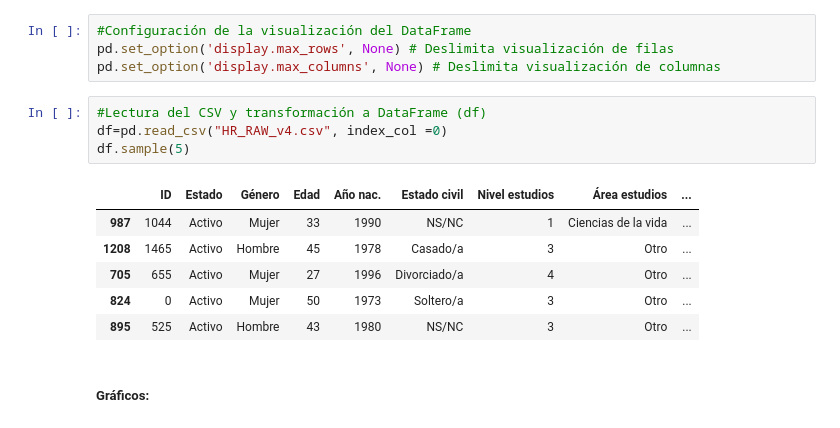
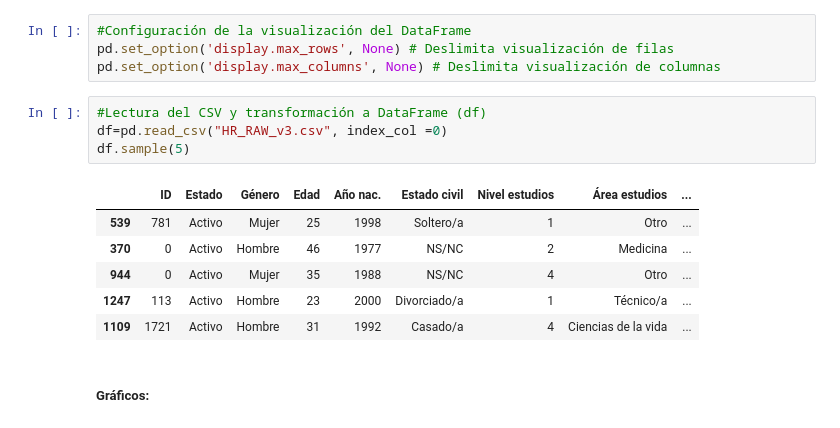
Before and after one commit to SilviaFarled/Modulo-3-Proyecto-Grupo4-Datahoot, a Jupyter notebook: PARTE-4_project-da-promo-52-modulo-3-team-4-VISUALIZACION.ipynb, the cells around one changed output. Saved outputs shown, nothing was run; the diff lists cells and outputs as text.

```diff
--- a/PARTE-4_project-da-promo-52-modulo-3-team-4-VISUALIZACION.ipynb
+++ b/PARTE-4_project-da-promo-52-modulo-3-team-4-VISUALIZACION.ipynb
@@ -183,15 +30,15 @@ pd.set_option('display.max_rows', None) # Deslimita visualización de filas
 pd.set_option('display.max_columns', None) # Deslimita visualización de columnas
 # %%
 #Lectura del CSV y transformación a DataFrame (df)
-df=pd.read_csv("HR_RAW_v4.csv", index_col =0)
+df=pd.read_csv("HR_RAW_v3.csv", index_col =0)
 df.sample(5)
 # %% [output]
 |  | ID | Estado | Género | Edad | Año nac. | Estado civil | Nivel estudios | Área estudios | ... |
-| 987 | 1044 | Activo | Mujer | 33 | 1990 | NS/NC | 1 | Ciencias de la vida | ... |
-| 1208 | 1465 | Activo | Hombre | 45 | 1978 | Casado/a | 3 | Otro | ... |
-| 705 | 655 | Activo | Mujer | 27 | 1996 | Divorciado/a | 4 | Otro | ... |
-| 824 | 0 | Activo | Mujer | 50 | 1973 | Soltero/a | 3 | Otro | ... |
-| 895 | 525 | Activo | Hombre | 43 | 1980 | NS/NC | 3 | Otro | ... |
+| 539 | 781 | Activo | Mujer | 25 | 1998 | Soltero/a | 1 | Otro | ... |
+| 370 | 0 | Activo | Hombre | 46 | 1977 | NS/NC | 2 | Medicina | ... |
+| 944 | 0 | Activo | Mujer | 35 | 1988 | NS/NC | 4 | Otro | ... |
+| 1247 | 113 | Activo | Hombre | 23 | 2000 | Divorciado/a | 1 | Técnico/a | ... |
+| 1109 | 1721 | Activo | Hombre | 31 | 1992 | Casado/a | 4 | Ciencias de la vida | ... |
 # %% [markdown]
 ##### **Gráficos:**
 # %%
```
Also changed, not shown: parts of 6 cells of this notebook, 3 other files.
